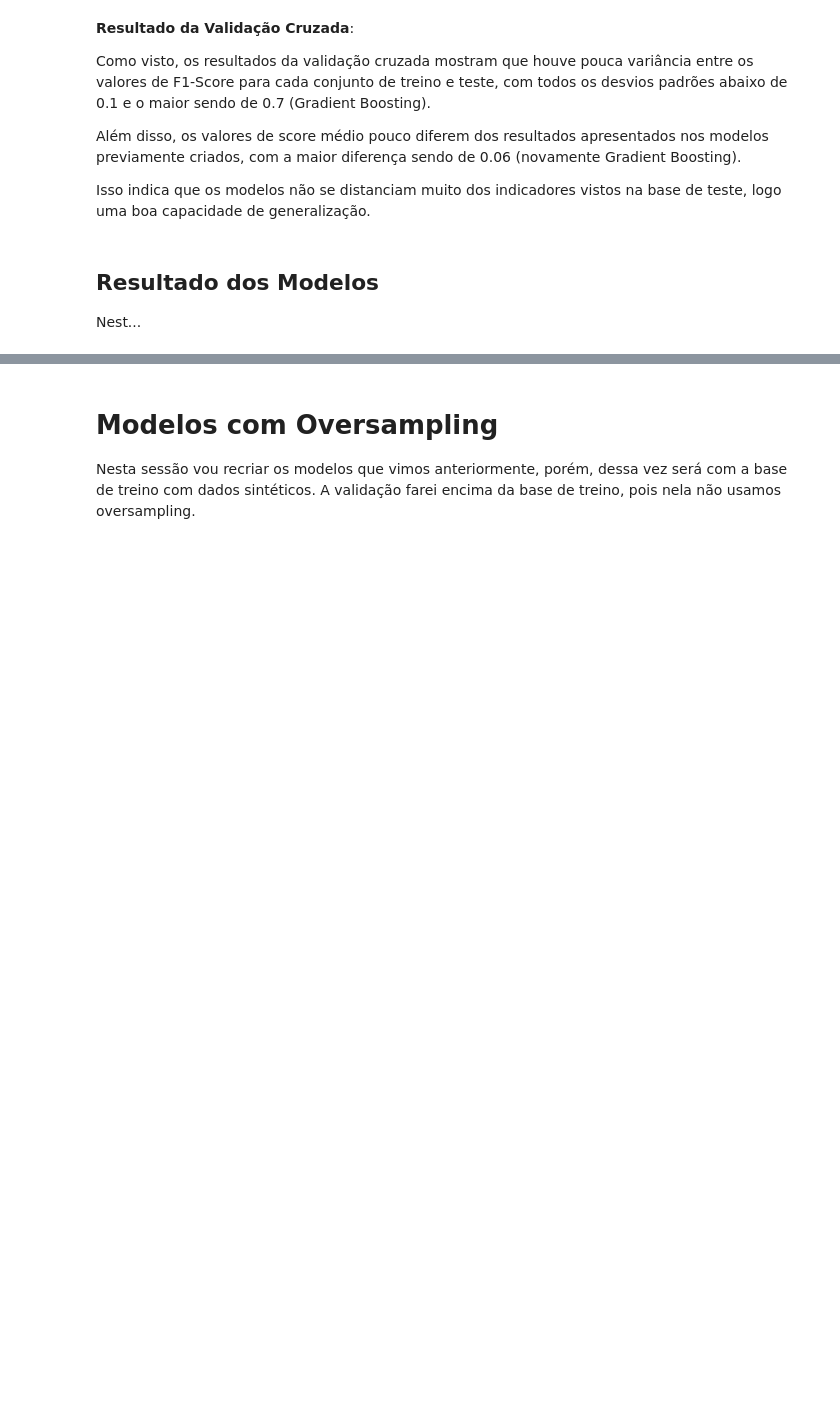
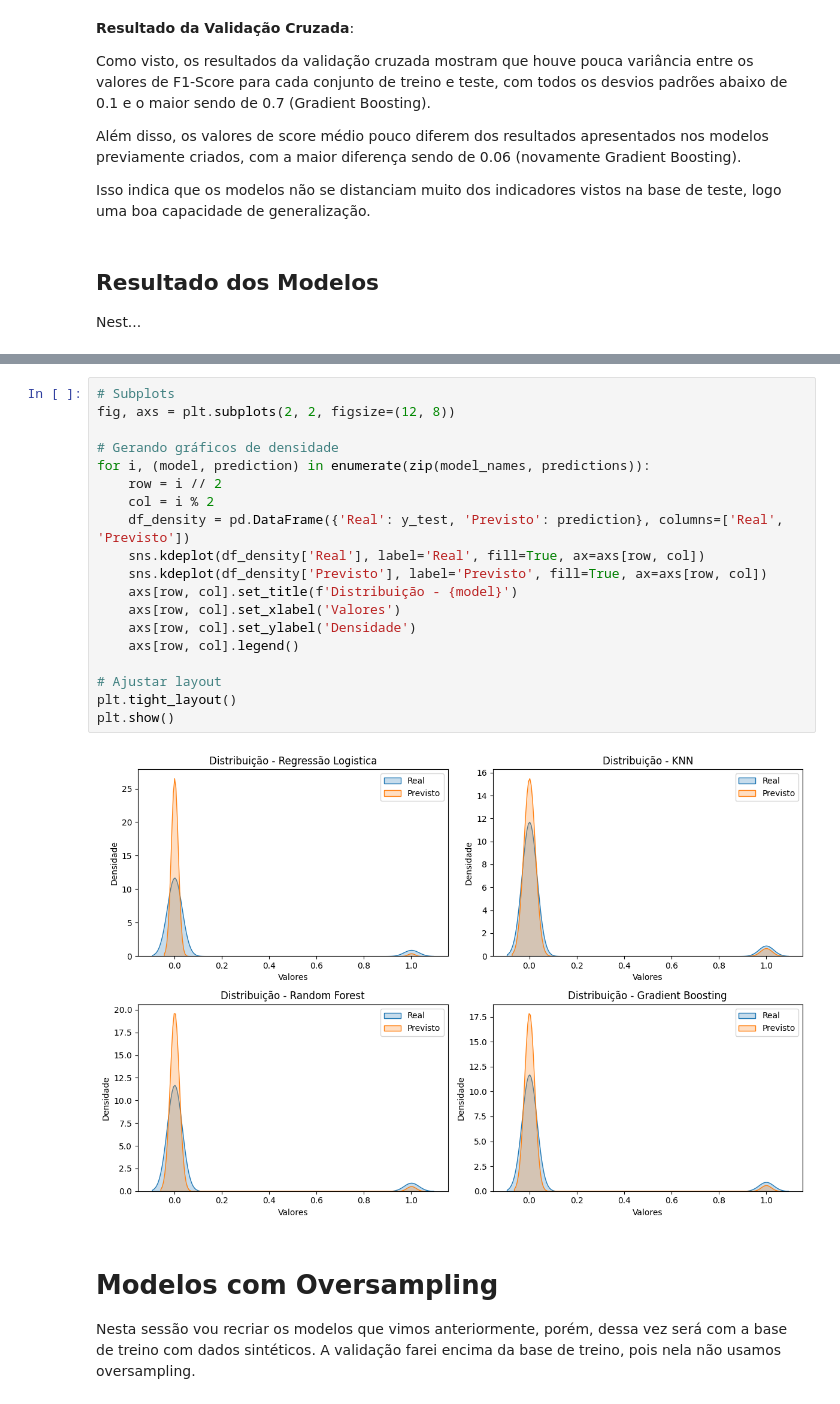
Before and after one commit to Muniz97/Data-Science---Federal-road-accidents---Brazil, a Jupyter notebook: 4 - Model/Federal_Accidents_Model.ipynb, the cells around one changed output, grey strips where cells are left out. Drawn from its saved outputs; the diff is of its cells as text; blank space fills up the shorter version.

```diff
--- a/4 - Model/Federal_Accidents_Model.ipynb
+++ b/4 - Model/Federal_Accidents_Model.ipynb
@@ -489,6 +455,27 @@ print(tabulate(df_tabulate, headers='keys', tablefmt='pretty', showindex=False))
 |    Random Forest    |   0.95    |   0.85    |  0.31   |   0.46    |   0.65   |
 |  Gradient Boosting  |   0.95    |   0.77    |  0.34   |   0.48    |   0.67   |
 +---------------------+-----------+-----------+---------+-----------+----------+
+# %%
+# Subplots
+fig, axs = plt.subplots(2, 2, figsize=(12, 8))
+
+# Gerando gráficos de densidade
+for i, (model, prediction) in enumerate(zip(model_names, predictions)):
+    row = i // 2
+    col = i % 2
+    df_density = pd.DataFrame({'Real': y_test, 'Previsto': prediction}, columns=['Real', 'Previsto'])
+    sns.kdeplot(df_density['Real'], label='Real', fill=True, ax=axs[row, col])
+    sns.kdeplot(df_density['Previsto'], label='Previsto', fill=True, ax=axs[row, col])
+    axs[row, col].set_title(f'Distribuição - {model}')
+    axs[row, col].set_xlabel('Valores')
+    axs[row, col].set_ylabel('Densidade')
+    axs[row, col].legend()
+
+# Ajustar layout
+plt.tight_layout()
+plt.show()
+# %% [output]
+[figure, added]
 # %% [markdown]
 # Modelos com Oversampling
 
```
Also changed, not shown: parts of 7 cells of this notebook.
